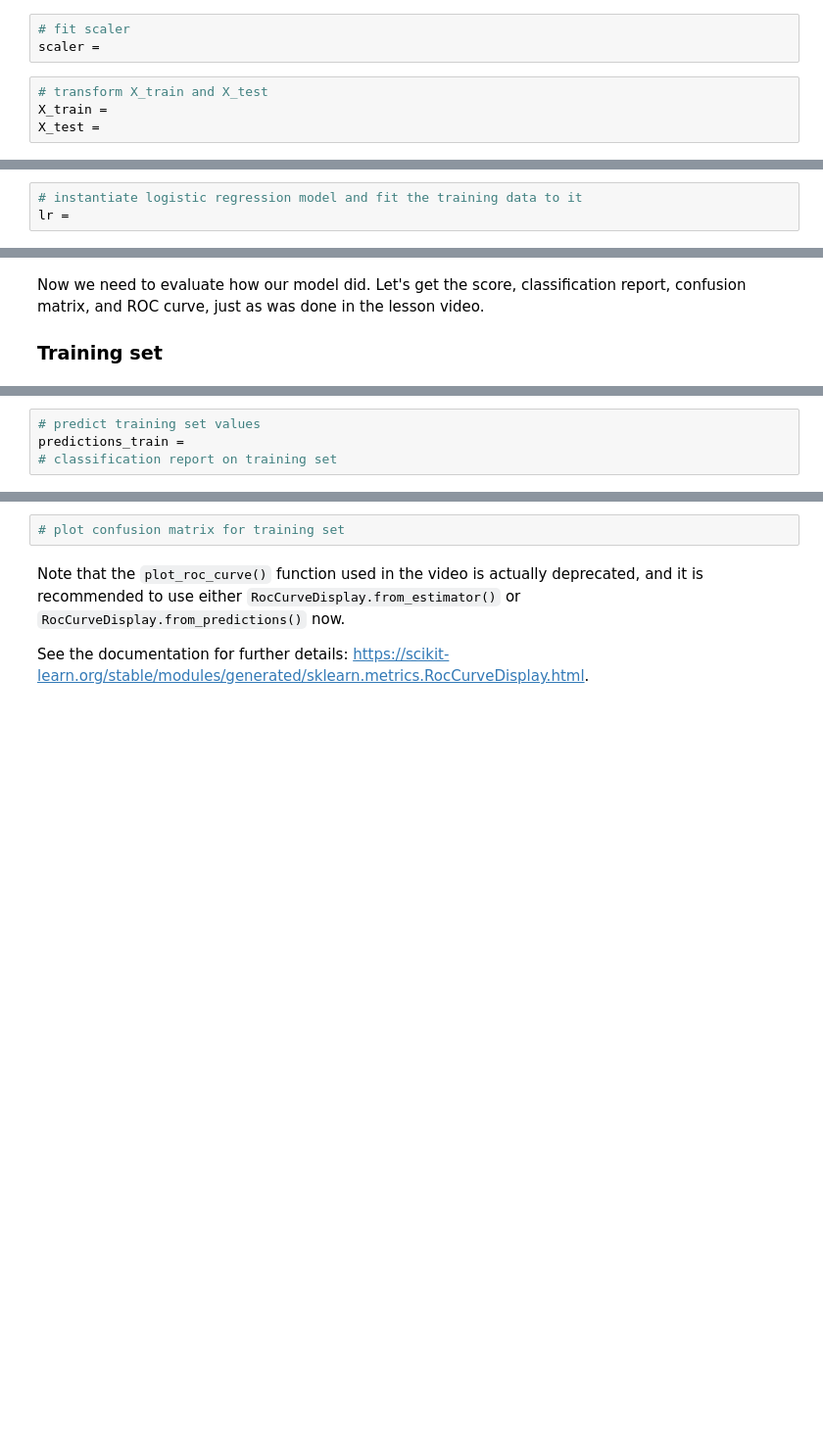
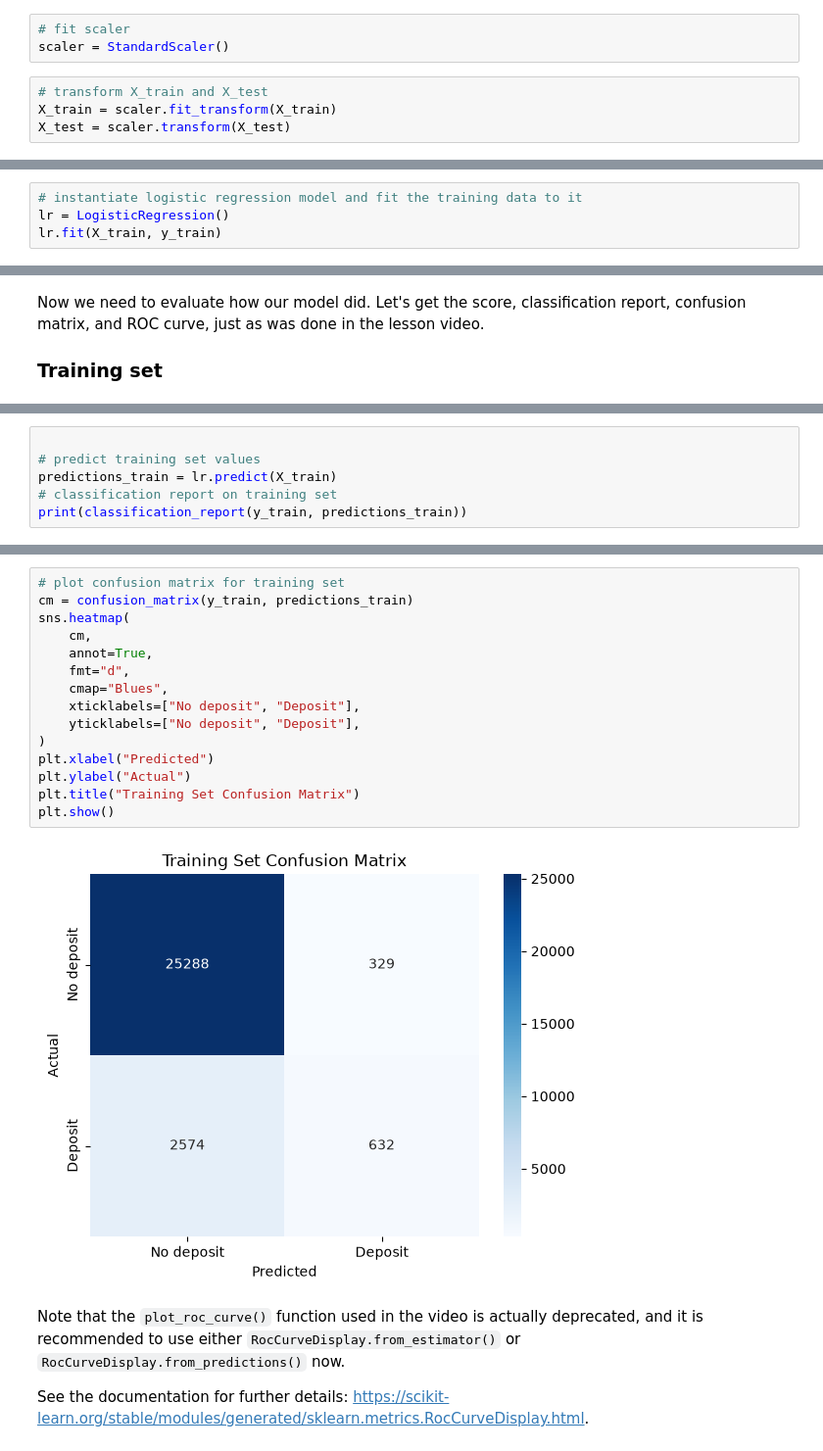
Before and after one commit to noberto21/ml_regression, a Jupyter notebook: bank_marketing/bank_marketing.ipynb, the cells around one changed output, grey strips where cells are left out. Shown at 98% size. Saved outputs shown, nothing was run; the diff lists cells and outputs as text; blank space fills up the shorter version.

```diff
--- a/bank_marketing/bank_marketing.ipynb
+++ b/bank_marketing/bank_marketing.ipynb
@@ -181,11 +271,11 @@ Scikit-learn provides a helpful utility for this, `StandardScaler()` - its [docu
 If you go back and scale your features in Quest 2, does the model perform better with or without scaling?
 # %%
 # fit scaler
-scaler =
+scaler = StandardScaler()
 # %%
 # transform X_train and X_test
-X_train =
-X_test =
+X_train = scaler.fit_transform(X_train)
+X_test = scaler.transform(X_test)
 # %%
 # visualize results
 X_train[0]
@@ -207,4 +307,5 @@ So now let's make our model! Check the docs for the `LogisticRegression()` sciki
 Documentation for `LogisticRegression()` can be found here: https://scikit-learn.org/1.1/modules/generated/sklearn.linear_model.LogisticRegression.html
 # %%
 # instantiate logistic regression model and fit the training data to it
-lr =
+lr = LogisticRegression()
+lr.fit(X_train, y_train)
@@ -224,4 +352,6 @@ Now we need to evaluate how our model did. Let's get the score, classification r
 # %%
+
 # predict training set values
-predictions_train =
+predictions_train = lr.predict(X_train)
 # classification report on training set
+print(classification_report(y_train, predictions_train))
@@ -228,5 +367,20 @@ predictions_train =
 # %%
 # plot confusion matrix for training set
+cm = confusion_matrix(y_train, predictions_train)
+sns.heatmap(
+    cm,
+    annot=True,
+    fmt="d",
+    cmap="Blues",
+    xticklabels=["No deposit", "Deposit"],
+    yticklabels=["No deposit", "Deposit"],
+)
+plt.xlabel("Predicted")
+plt.ylabel("Actual")
+plt.title("Training Set Confusion Matrix")
+plt.show()
+# %% [output]
+[figure, added]
 # %% [markdown]
 Note that the `plot_roc_curve()` function used in the video is actually deprecated, and it is recommended to use either `RocCurveDisplay.from_estimator()` or `RocCurveDisplay.from_predictions()` now.
 
```
Also changed, not shown: parts of 38 cells of this notebook, 1 other file.
